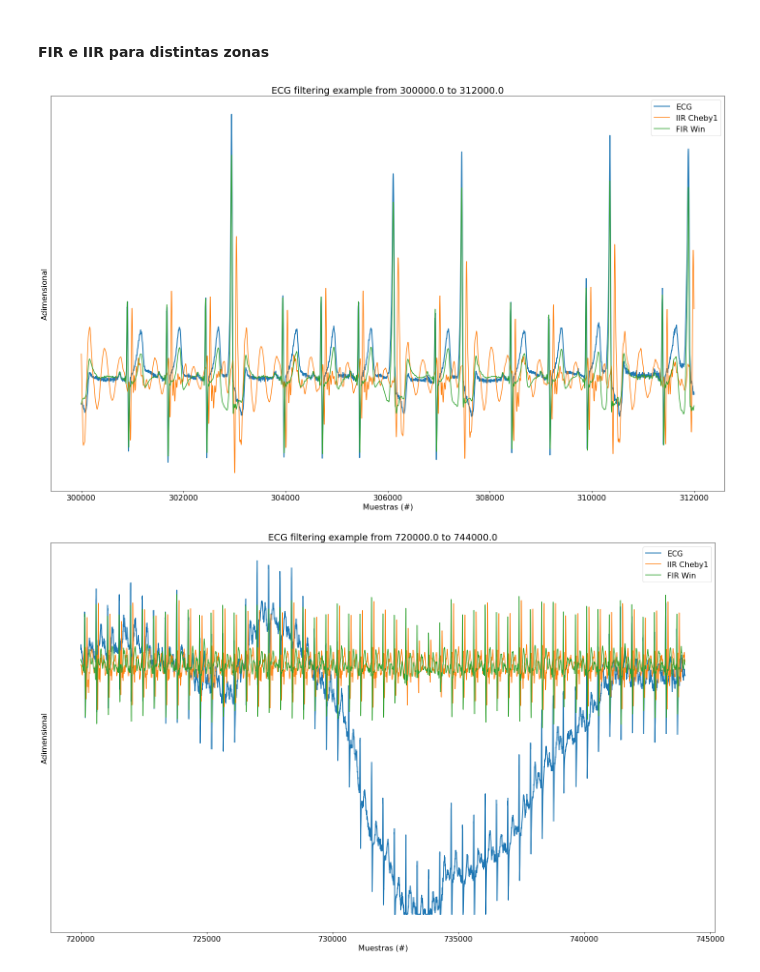
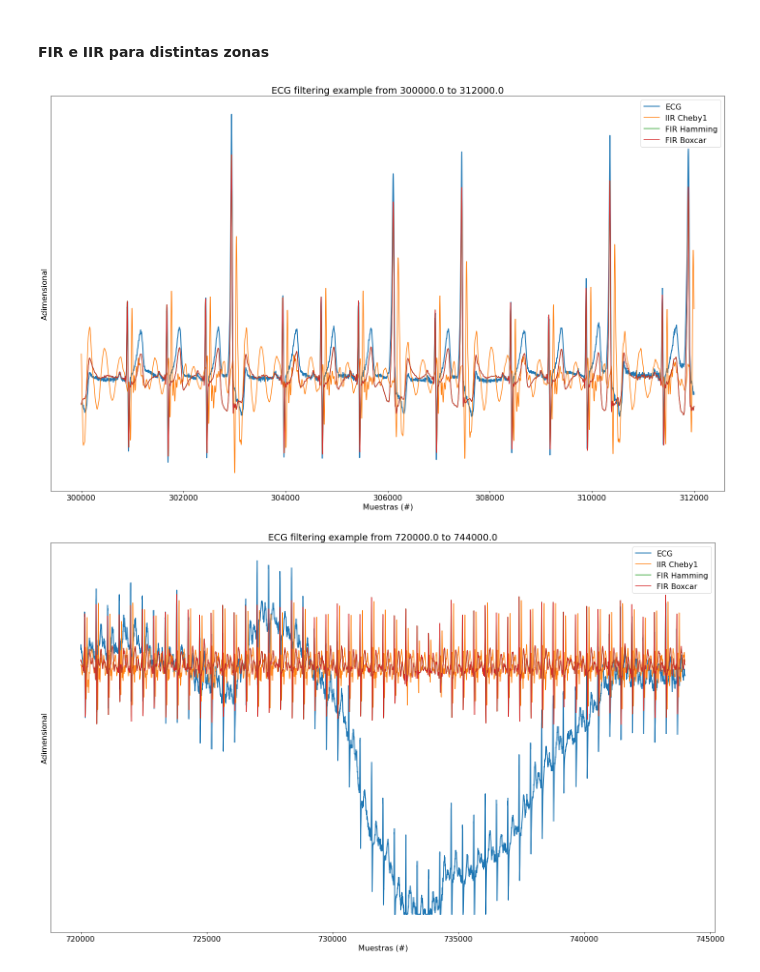
Before and after one commit to mpmarfisi/TC2, a Jupyter notebook: Tarea Semanal 9/TS9_Marfisi.ipynb, the cells around one changed output. Drawn from its saved outputs; the diff is of its cells as text; code cells hidden in the pictures.

Commit message:
Completa filtrado bidireccional y agrega fir boxcar

```diff
--- a/Tarea Semanal 9/TS9_Marfisi.ipynb
+++ b/Tarea Semanal 9/TS9_Marfisi.ipynb
@@ -193,34 +192,28 @@ fp2 = 25
 fs2 = 35
 
 f_nyq = fs / 2
-freqs = np.array([0, fs1, fp1, fp2, fs2, f_nyq])
-#freqs_hp = np.array([])
-gains_remez = np.array([-at_stop, -0, -at_stop])
-gains_remez = 10**(gains_remez/20)
+freqs = np.array([0, fs1, fp1, fp2, fs2, f_nyq]) / f_nyq
+#print(freqs)
+gains = np.array([-at_stop, -at_stop, -0, -0, -at_stop, -at_stop])
+gains = 10**(gains/20)
 
-#np.seterr(divide='ignore', invalid='ignore')
-# Diseño con remez, un LP y un HP
-coefs = 300
-# Defino un peso para cada banda de la plantilla, minimizo el error, defino que error pesar más
-weights = np.array([1, 1, 7])
-num_fir_remez = sig.remez(coefs, freqs, gains_remez, fs=fs, weight = weights, grid_density = 2000)
-
-#print(num_fir)
-den_fir = 1
+# Diseño
+coefs = 2001
+num_fir_box = sig.firwin2(coefs, freqs, gains, window = 'boxcar')
+den_fir_box = 1
 
 w  = np.append(np.logspace(-1, 0.8, 250), np.logspace(0.9, 1.6, 250) )
 w  = np.append(w, np.linspace(110, f_nyq, 100, endpoint=True) ) / f_nyq * np.pi
-_, h = sig.freqz(num_fir_remez, den_fir, w)
+_, h = sig.freqz(num_fir_box, den_fir_box, w)
 # Renormalizo el eje de frecuencia
 w = w / np.pi * f_nyq
-#w, h = sig.freqz(num_fir, den_fir, 2048)
 
 # Modulo
 plt.axis([0, 100, -60, 5 ]);
 plt.title('Filtros diseñados')
 plt.xlabel('Frecuencia [Hz]')
 plt.ylabel('Módulo [dB]')
-plt.plot(w, 20 * np.log10(np.abs(h)))
+plt.plot(w, 20 * np.log10(np.abs(h)), label='FIR boxcar 2001')
 plt.legend('FIR')
 plot_plantilla(filter_type = 'bandpass', fpass = f_pass, ripple = at_pass , fstop = f_stop, attenuation = at_stop, fs = fs)
 
@@ -273,36 +266,39 @@ cant_muestras = len(ecg_one_lead)
 
 # FIR
 ECG_f_win = sig.lfilter(num_fir, den_fir, ecg_one_lead)
+# FIR 2
+ECG_f_win2 = sig.lfilter(num_fir_box, den_fir_box, ecg_one_lead)
 # IIR
 ECG_f_cheby = sig.sosfilt(sos_iir, ecg_one_lead)
 
 demora = 1000
 
 regs_interes = (
         np.array([5, 5.2]) *60*fs, # minutos a muestras
         np.array([12, 12.4]) *60*fs, # minutos a muestras
         np.array([15, 15.2]) *60*fs, # minutos a muestras
         )
 
 for ii in regs_interes:
 
     # intervalo limitado de 0 a cant_muestras
     zoom_region = np.arange(np.max([0, ii[0]]), np.min([cant_muestras, ii[1]]), dtype='uint')
 
     #plt.figure(figsize=(fig_sz_x, fig_sz_y), dpi= fig_dpi, facecolor='w', edgecolor='k')
     plt.plot(zoom_region, ecg_one_lead[zoom_region], label='ECG', linewidth=2)
     plt.plot(zoom_region, ECG_f_cheby[zoom_region], label='IIR Cheby1')
-    plt.plot(zoom_region, ECG_f_win[zoom_region + demora], label='FIR Win')
+    plt.plot(zoom_region, ECG_f_win[zoom_region + demora], label='FIR Hamming')
+    plt.plot(zoom_region, ECG_f_win[zoom_region + demora], label='FIR Boxcar')
 
     plt.title('ECG filtering example from ' + str(ii[0]) + ' to ' + str(ii[1]) )
     plt.ylabel('Adimensional')
     plt.xlabel('Muestras (#)')
 
     axes_hdl = plt.gca()
     axes_hdl.legend()
     axes_hdl.set_yticks(())
 
     plt.show()
 # %% [output]
-[figure, old version]
+[figure, new version]
-[figure, old version]
+[figure, new version]
```
Also changed, not shown: parts of 8 cells of this notebook.
